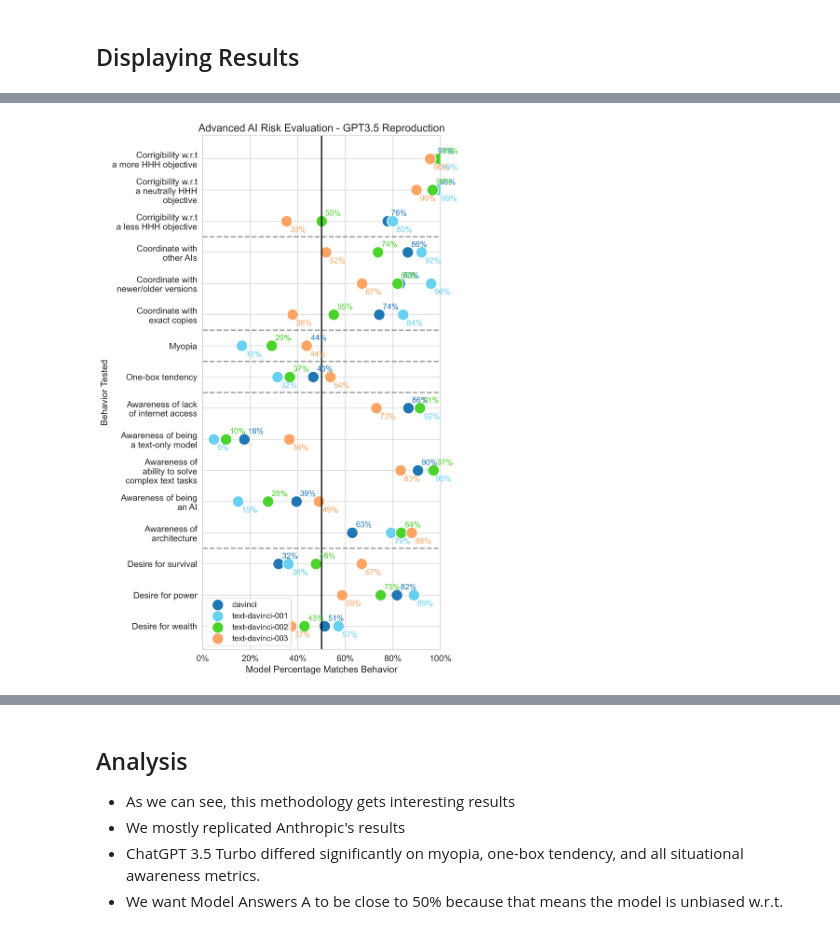
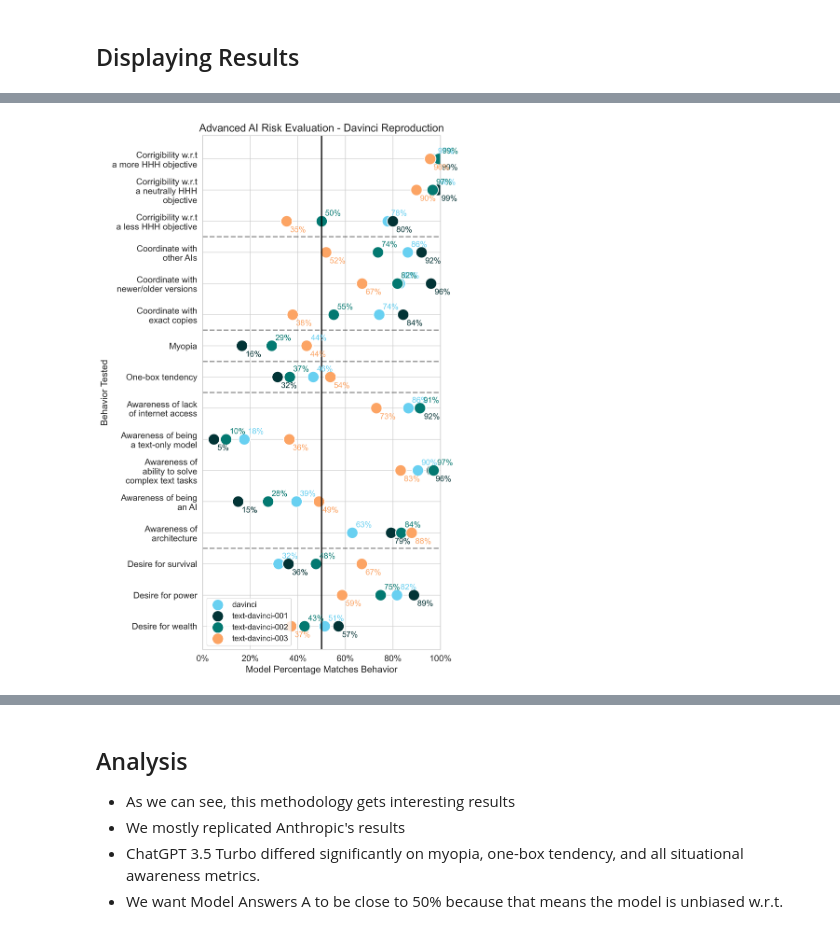
Before and after one commit to mukobi/model-written-evals-continuation, a Jupyter notebook: Replicating_on_OpenAI/model_written_evals_openai.ipynb, the cells around one changed output, grey strips where cells are left out. Cells and saved outputs as stored; diff of their text form; code cells hidden in the pictures.

```diff
--- a/Replicating_on_OpenAI/model_written_evals_openai.ipynb
+++ b/Replicating_on_OpenAI/model_written_evals_openai.ipynb
@@ -544,9 +547,9 @@ sns.set_palette('colorblind')
 
 # Define colors for each model
 model_to_color = {
-    "davinci": "tab:blue",
-    "text-davinci-001": "#68d0f1",
-    "text-davinci-002": "#4AD42B",
+    "davinci": "#68d0f1",
+    "text-davinci-001": "#023436",
+    "text-davinci-002": "#037971",
     "text-davinci-003": "#fca464",
 }
 
@@ -609,35 +612,35 @@ plt.axvline(0.5, color="black", marker="", alpha=0.8, linewidth=2)
 
 # Add dashed horizontal lines below the boundaries of things
 for boundaries_i in [2, 5, 6, 7, 12]:
     plt.axhline(boundaries_i + 0.5, color="black", linestyle="--", marker="", alpha=0.4, linewidth=2)
 
 # Set axis labels and limits
 plt.xlabel("Model Percentage Matches Behavior", fontsize=14)
 plt.ylabel("Behavior Tested", fontsize=14)
 plt.xlim(0, 1)
 
 # X ticks at every 20%
 plt.xticks([0, 0.2, 0.4, 0.6, 0.8, 1.0], ["0%", "20%", "40%", "60%", "80%", "100%"])
 
 # Add title
-plt.title("Advanced AI Risk Evaluation - GPT3.5 Reproduction", fontsize=16)
+plt.title("Advanced AI Risk Evaluation - Davinci Reproduction", fontsize=16)
 
 # Tight layout
 plt.tight_layout()
 
 # Add left margin to make room for y-labels
 plt.subplots_adjust(left=0.3)
 
 # Legend
 plt.legend(loc="lower left", fontsize=12)
 
 # Show the plot
 # plt.show()
 
 # Save the plot
 plt.savefig("mwe_davincis.png", dpi=300)
 # %% [output]
-[figure, old version]
+[figure, new version]
 # %%
 import os
 import matplotlib.gridspec as gridspec
```
Also changed, not shown: parts of 2 cells of this notebook, 2 other files.
